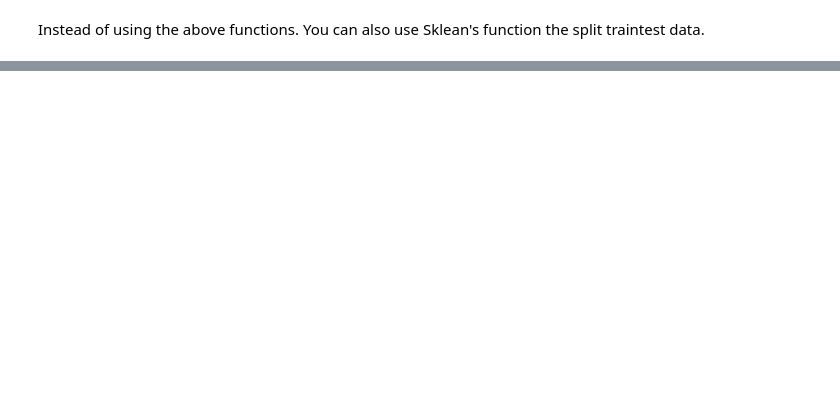
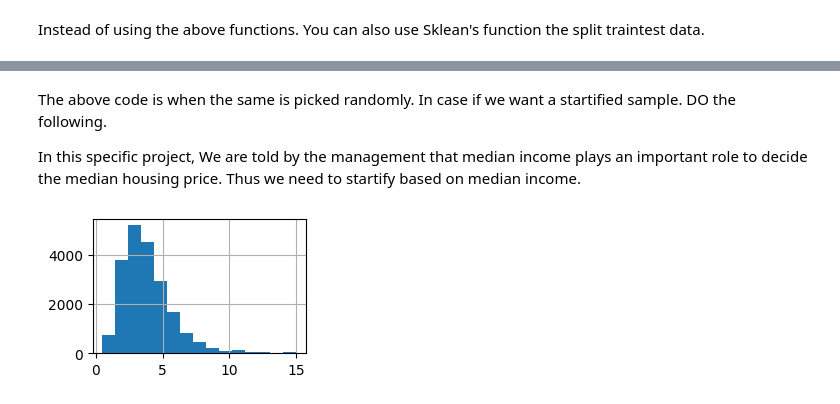
Before and after one commit to Arjunar92/Hands-On-ML-with-SckitLearn-Keras-TensorFlow, a Jupyter notebook: 02_California_Housing_Price_Prediction_ML_Project.ipynb, the cells around one changed output, grey strips where cells are left out. Cells and saved outputs as stored; diff of their text form; code cells hidden in the pictures; blank space fills up the shorter version.

```diff
--- a/02_California_Housing_Price_Prediction_ML_Project.ipynb
+++ b/02_California_Housing_Price_Prediction_ML_Project.ipynb
@@ -169,0 +195,10 @@ train_set, test_set = new_var
+# %% [markdown]
+The above code is when the same is picked randomly. In case if we want a startified sample. DO the following.
+
+In this specific project, We are told by the management that median income plays an important role to decide the median housing price. Thus we need to startify based on median income.
+# %%
+housing["median_income"].hist(bins= 15, figsize=(3,2))
+save_fig("median_income_histogram")
+plt.show()
+# %% [output]
+[figure, added]
```
Also changed, not shown: parts of 13 cells of this notebook.
